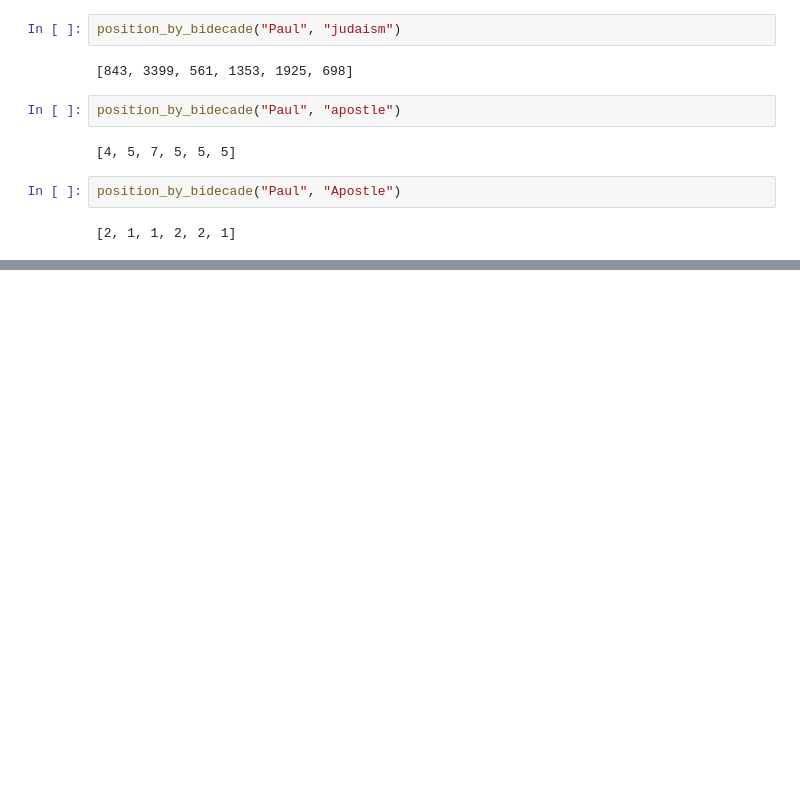
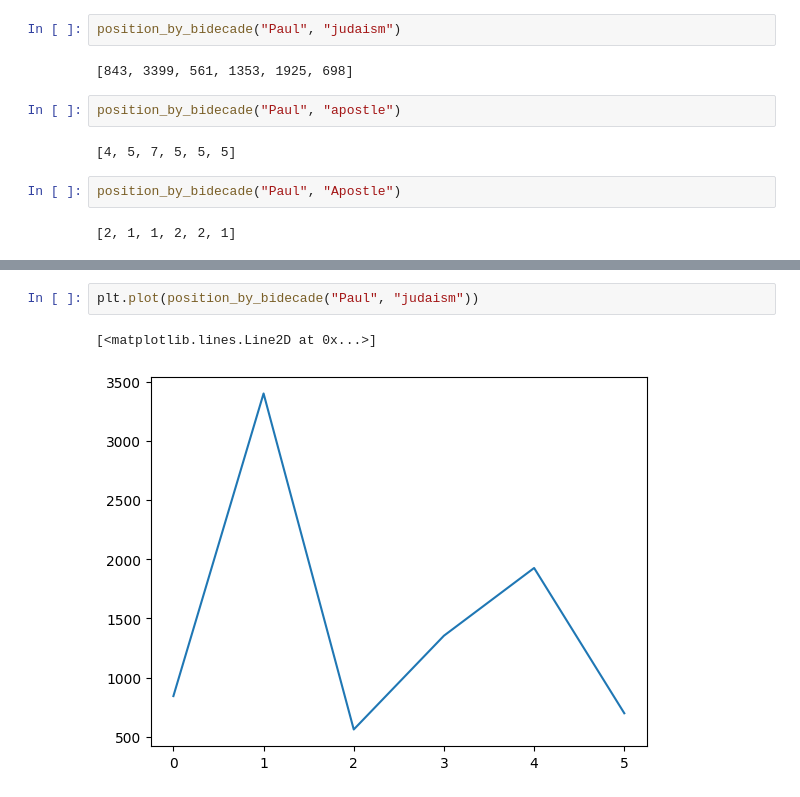
Before and after one commit to kasev/mops, a Jupyter notebook: scripts/exploring-matrices.ipynb, the cells around one changed output, grey strips where cells are left out. Cells and saved outputs as stored; diff of their text form; blank space fills up the shorter version.

```diff
--- a/scripts/exploring-matrices.ipynb
+++ b/scripts/exploring-matrices.ipynb
@@ -123,0 +111,5 @@ position_by_bidecade("Paul", "Apostle")
+# %%
+plt.plot(position_by_bidecade("Paul", "judaism"))
+# %% [output]
+[<matplotlib.lines.Line2D at 0x...>]
+[figure, added]
```
Also changed, not shown: parts of 13 cells of this notebook.
